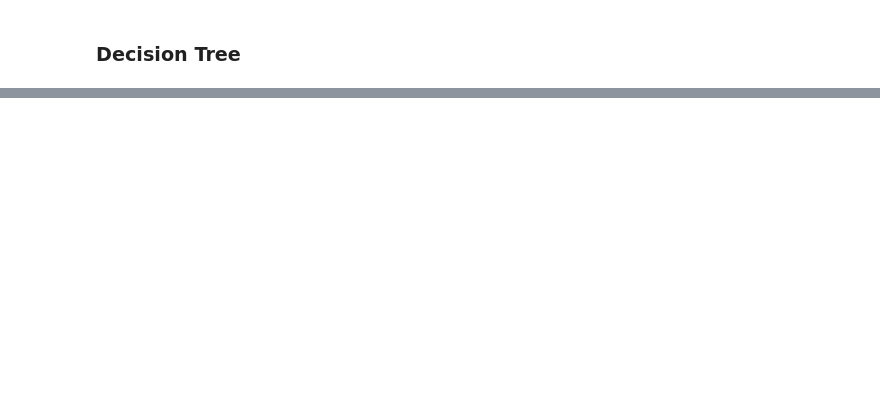
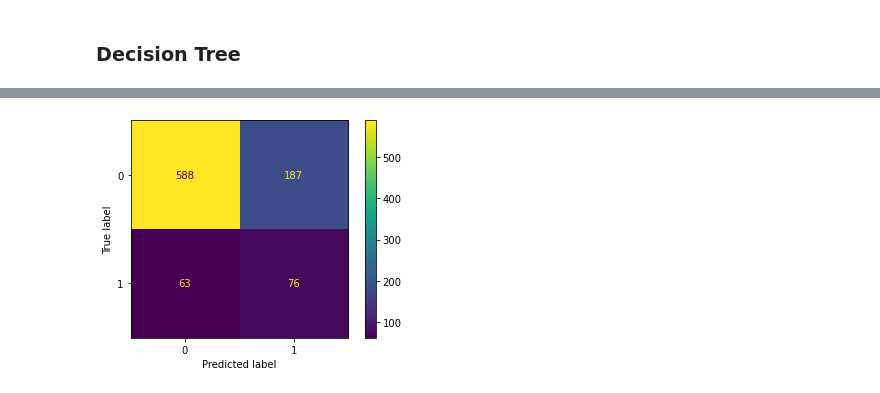
Before and after one commit to aharri123/Heart-disease-classification, a Jupyter notebook: student.ipynb, the cells around one changed output, grey strips where cells are left out. Cells and saved outputs as stored; diff of their text form; code cells hidden in the pictures; blank space fills up the shorter version.

```diff
--- a/student.ipynb
+++ b/student.ipynb
@@ -208,22 +159,0 @@ plt.legend();
-# %%
-min_samples_splits = np.linspace(0.1, 1.0, 20)
-train_results = []
-test_results = []
-for min_samples in min_samples_splits:
-    dtc2 = DecisionTreeClassifier(criterion='entropy', min_samples_split=min_samples)
-    dtc2.fit(X_train, y_train)
-    dtc_pred2 = dtc2.predict(X_train)
-    false_positive_rate, true_positive_rate, thresholds = roc_curve(y_train, dtc_pred2)
-    roc_auc = auc(false_positive_rate, true_positive_rate)
-    train_results.append(roc_auc)
-    y_dtc_pred = dtc2.predict(X_test)
-    false_positive_rate, true_positive_rate, thresholds = roc_curve(y_test, y_dtc_pred)
-    roc_auc = auc(false_positive_rate, true_positive_rate)
-    test_results.append(roc_auc)
-
-plt.figure(figsize=(12,6));
-plt.plot(min_samples_splits, train_results, 'b', label='Train AUC');
-plt.plot(min_samples_splits, test_results, 'r', label='Test AUC');
-plt.xlabel('Min. Sample splits');
-plt.ylabel("AUC Score")
-plt.legend();
@@ -236,4 +159,0 @@ plt.legend();
-# %%
-dtc3 = DecisionTreeClassifier(criterion = "entropy", min_samples_split= 0.3, max_depth = 7)
-dtc3.fit(X_train, y_train)
-dtc3_pred = dtc3.predict(X_test)
@@ -247,0 +189,7 @@ Recall: 0.0
+# %%
+from sklearn.ensemble import RandomForestClassifier
+
+rf = RandomForestClassifier()
+rf.fit(X_train, y_train)
+rf_train_pred = rf.predict(X_train)
+rf_test_pred = rf.predict(X_test)
@@ -247,0 +218,5 @@ Recall: 0.0
+# %%
+conf_matrix = confusion_matrix(y_test, rf_test_pred)
+plot_confusion_matrix(rf, X_test, y_test);
+# %% [output]
+[figure, added]
```
Also changed, not shown: parts of 32 cells of this notebook.
